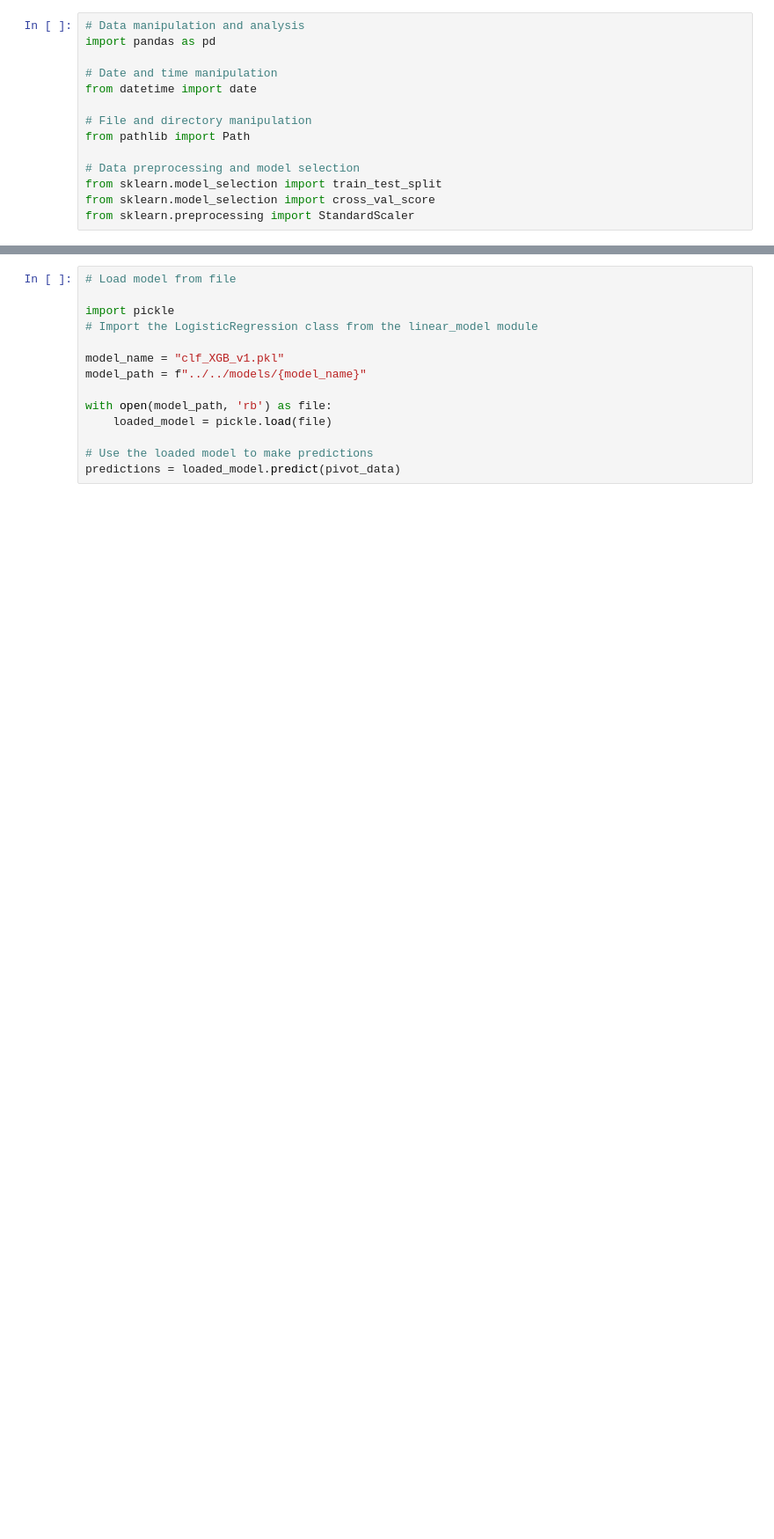
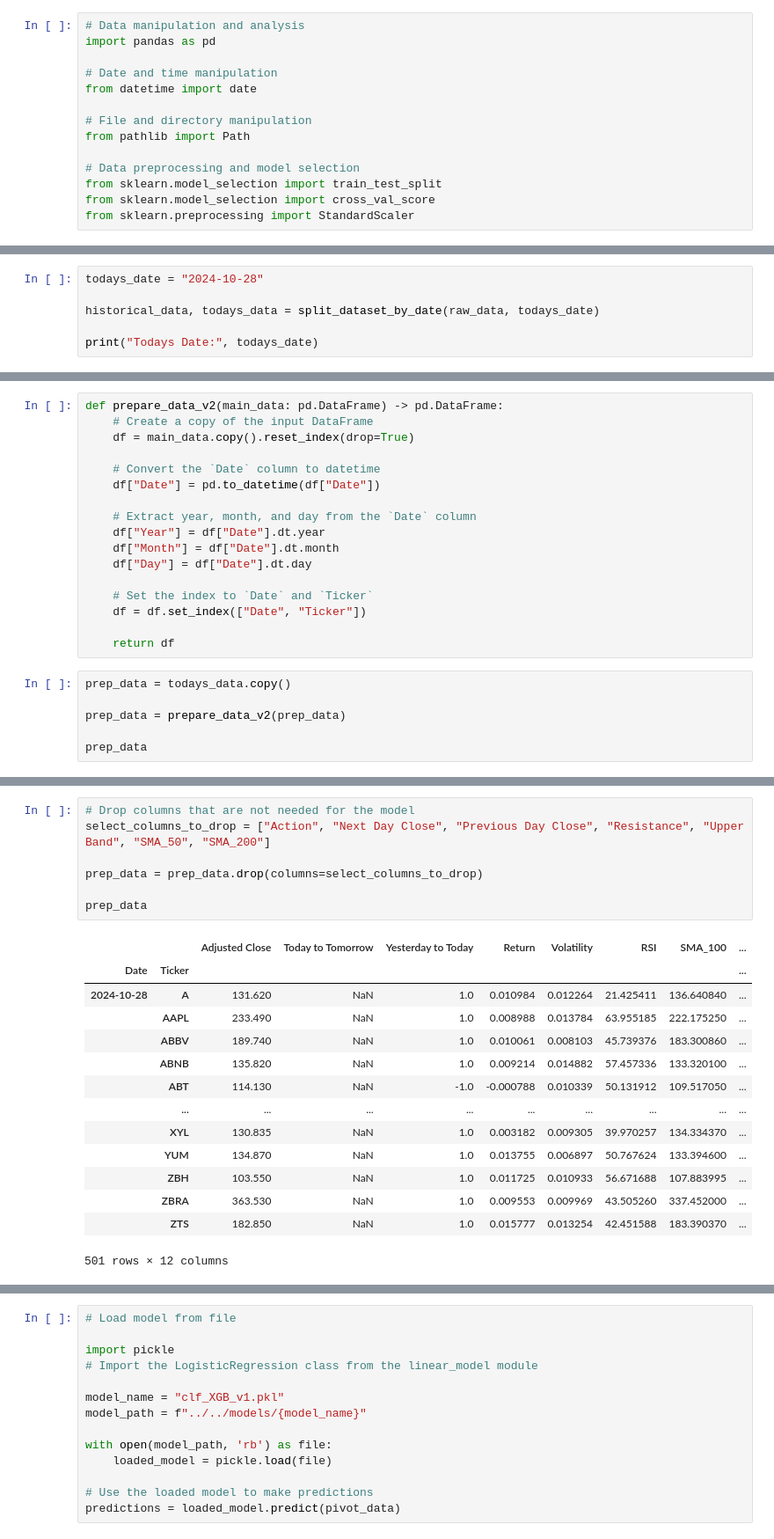
Before and after one commit to Corey-Holton/Group_project_2, a Jupyter notebook: notebooks/christian_exploration/predictions_notebook.ipynb, the cells around one changed output, grey strips where cells are left out. Shown at 88% size. Drawn from its saved outputs; the diff is of its cells as text; blank space fills up the shorter version.

Commit message:
Pushed models

```diff
--- a/notebooks/christian_exploration/predictions_notebook.ipynb
+++ b/notebooks/christian_exploration/predictions_notebook.ipynb
@@ -64,0 +60,6 @@ pivot_data
+# %%
+todays_date = "2024-10-28"
+
+historical_data, todays_data = split_dataset_by_date(raw_data, todays_date)
+
+print("Todays Date:", todays_date)
@@ -64,0 +84,23 @@ pivot_data
+# %%
+def prepare_data_v2(main_data: pd.DataFrame) -> pd.DataFrame:
+    # Create a copy of the input DataFrame
+    df = main_data.copy().reset_index(drop=True)
+
+    # Convert the `Date` column to datetime
+    df["Date"] = pd.to_datetime(df["Date"])
+
+    # Extract year, month, and day from the `Date` column
+    df["Year"] = df["Date"].dt.year
+    df["Month"] = df["Date"].dt.month
+    df["Day"] = df["Date"].dt.day
+
+    # Set the index to `Date` and `Ticker`
+    df = df.set_index(["Date", "Ticker"])
+
+    return df
+# %%
+prep_data = todays_data.copy()
+
+prep_data = prepare_data_v2(prep_data)
+
+prep_data
@@ -64,0 +122,22 @@ pivot_data
+# %%
+# Drop columns that are not needed for the model
+select_columns_to_drop = ["Action", "Next Day Close", "Previous Day Close", "Resistance", "Upper Band", "SMA_50", "SMA_200"]
+
+prep_data = prep_data.drop(columns=select_columns_to_drop)
+
+prep_data
+# %% [output]
+|  |  | Adjusted Close | Today to Tomorrow | Yesterday to Today | Return | Volatility | RSI | SMA_100 | ... |
+| Date | Ticker |  |  |  |  |  |  |  | ... |
+| 2024-10-28 | A | 131.620 | NaN | 1.0 | 0.010984 | 0.012264 | 21.425411 | 136.640840 | ... |
+|  | AAPL | 233.490 | NaN | 1.0 | 0.008988 | 0.013784 | 63.955185 | 222.175250 | ... |
+|  | ABBV | 189.740 | NaN | 1.0 | 0.010061 | 0.008103 | 45.739376 | 183.300860 | ... |
+|  | ABNB | 135.820 | NaN | 1.0 | 0.009214 | 0.014882 | 57.457336 | 133.320100 | ... |
+|  | ABT | 114.130 | NaN | -1.0 | -0.000788 | 0.010339 | 50.131912 | 109.517050 | ... |
+|  | ... | ... | ... | ... | ... | ... | ... | ... | ... |
+|  | XYL | 130.835 | NaN | 1.0 | 0.003182 | 0.009305 | 39.970257 | 134.334370 | ... |
+|  | YUM | 134.870 | NaN | 1.0 | 0.013755 | 0.006897 | 50.767624 | 133.394600 | ... |
+|  | ZBH | 103.550 | NaN | 1.0 | 0.011725 | 0.010933 | 56.671688 | 107.883995 | ... |
+|  | ZBRA | 363.530 | NaN | 1.0 | 0.009553 | 0.009969 | 43.505260 | 337.452000 | ... |
+|  | ZTS | 182.850 | NaN | 1.0 | 0.015777 | 0.013254 | 42.451588 | 183.390370 | ... |
+501 rows × 12 columns
```
Also changed, not shown: parts of 9 cells of this notebook, 7 other files.
